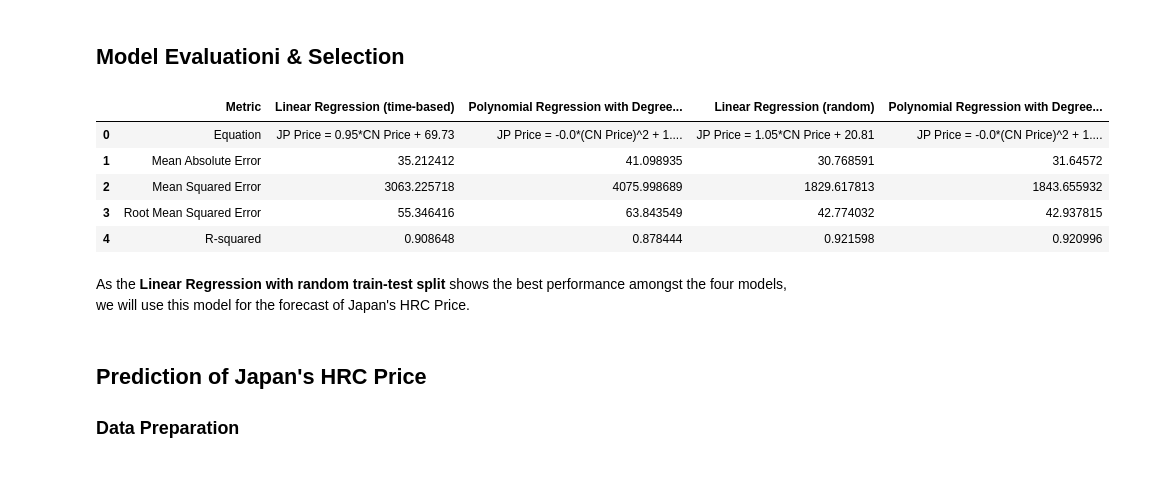
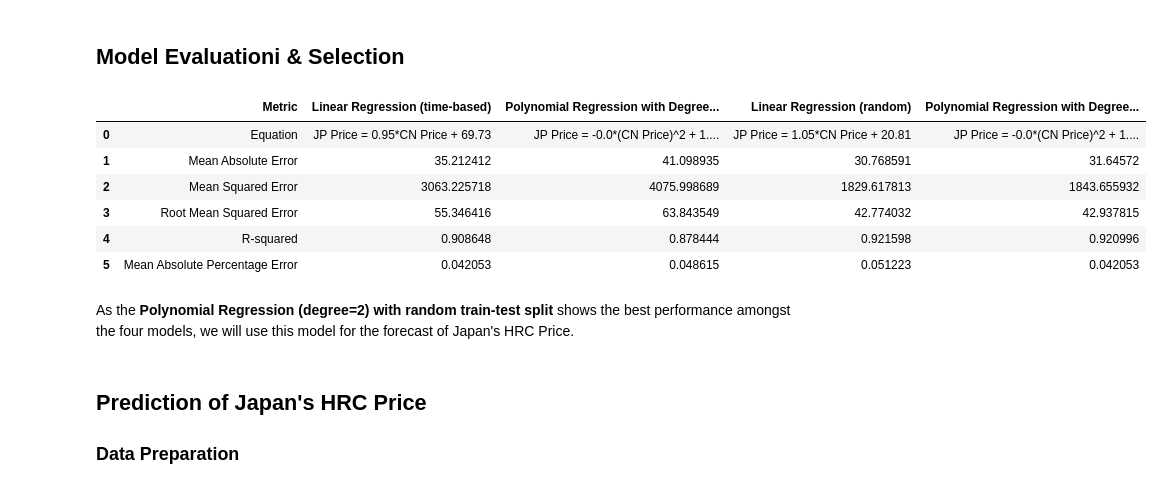
Before and after one commit to nguyenhpnguyen/BT4103-Business-Analytics-Capstone-Project, a Jupyter notebook: notebook/05_hrc_price_Japan_prediction.ipynb, the cells around one changed output. Cells and saved outputs as stored; diff of their text form; code cells hidden in the pictures.

```diff
--- a/notebook/05_hrc_price_Japan_prediction.ipynb
+++ b/notebook/05_hrc_price_Japan_prediction.ipynb
@@ -156,11 +156,13 @@ mae_linreg = mean_absolute_error(y_test, y_pred_linreg)
 mse_linreg = mean_squared_error(y_test, y_pred_linreg)
 rmse_linreg = np.sqrt(mean_squared_error(y_test, y_pred_linreg))
 r2_linreg = r2_score(y_test, y_pred_linreg)
+mape_linreg = mean_absolute_percentage_error(y_test, y_pred_linreg)
 
 print("Error metrics of linear regression model\n")
 print('Mean Absolute Error: ', mae_linreg)
 print('Mean Squared Error: ', mse_linreg)
 print('Root Mean Squared Error: ', rmse_linreg)
+print('Mean Absolute Percentage Error: ', mape_linreg)
 print('R-squared: ', r2_linreg)
 # %% [output]
 Error metrics of linear regression model
@@ -233,11 +236,12 @@ mae_poly = mean_absolute_error(y_test, y_pred_poly)
 mse_poly = mean_squared_error(y_test, y_pred_poly)
 rmse_poly = np.sqrt(mean_squared_error(y_test, y_pred_poly))
 r2_poly = r2_score(y_test, y_pred_poly)
+mape_poly = mean_absolute_percentage_error(y_test, y_pred_poly)
 
 print("Error metrics of polynomial regression model (degree = 2)\n")
 print('Mean Absolute Error: ', mae_poly)
 print('Mean Squared Error: ', mse_poly)
-print('Root Mean Squared Error: ', rmse_poly)
+print('Mean Absolute Percentage Error: ', mape_poly)
 print('R-squared: ', r2_poly)
 # %% [output]
 Error metrics of polynomial regression model (degree = 2)
@@ -298,11 +302,13 @@ mae_linreg_rd = mean_absolute_error(y_test_rd, y_pred_linreg_rd)
 mse_linreg_rd = mean_squared_error(y_test_rd, y_pred_linreg_rd)
 rmse_linreg_rd = np.sqrt(mean_squared_error(y_test_rd, y_pred_linreg_rd))
 r2_linreg_rd = r2_score(y_test_rd, y_pred_linreg_rd)
+mape_linreg_rd = mean_absolute_percentage_error(y_test_rd, y_pred_linreg_rd)
 
 print("Error metrics of linear regression model (random train-test split)\n")
 print('Mean Absolute Error: ', mae_linreg_rd)
 print('Mean Squared Error: ', mse_linreg_rd)
 print('Root Mean Squared Error: ', rmse_linreg_rd)
+print('Mean Absolute Percentage Error: ', mape_linreg_rd)
 print('R-squared: ', r2_linreg_rd)
 # %% [output]
 Error metrics of linear regression model (random train-test split)
@@ -361,11 +368,13 @@ mae_poly_rd = mean_absolute_error(y_test_rd, y_pred_poly_rd)
 mse_poly_rd = mean_squared_error(y_test_rd, y_pred_poly_rd)
 rmse_poly_rd = np.sqrt(mean_squared_error(y_test_rd, y_pred_poly_rd))
 r2_poly_rd = r2_score(y_test_rd, y_pred_poly_rd)
+mape_poly_rd = mean_absolute_percentage_error(y_test, y_pred_linreg)
 
 print("Error metrics of polynomial regression model (degree = 2, random split)\n")
 print('Mean Absolute Error: ', mae_poly_rd)
 print('Mean Squared Error: ', mse_poly_rd)
 print('Root Mean Squared Error: ', rmse_poly_rd)
+print('Mean Absolute Percentage Error: ', mape_poly_rd)
 print('R-squared: ', r2_poly_rd)
 # %% [output]
 Error metrics of polynomial regression model (degree = 2, random split)
@@ -392,24 +402,25 @@ plt.show()
 # %%
 # Compare the four models
 comparison_stats = {
-    'Metric': ['Equation', 'Mean Absolute Error', 'Mean Squared Error', 'Root Mean Squared Error', 'R-squared'],
-    'Linear Regression (time-based)': [f"JP Price = {round(coef_linreg[0], 2)}*CN Price + {round(intercept_linreg, 2)}", mae_linreg, mse_linreg, rmse_linreg, r2_linreg],
-    'Polynomial Regression with Degree=2 (time-based)': [f"JP Price = {round(coef_poly[1], 2)}*(CN Price)^2 + {round(coef_poly[0], 2)}*CN Price {round(intercept_poly, 2)}", mae_poly, mse_poly, rmse_poly, r2_poly],
-    'Linear Regression (random)': [f"JP Price = {round(coef_linreg_rd[0], 2)}*CN Price + {round(intercept_linreg_rd, 2)}", mae_linreg_rd, mse_linreg_rd, rmse_linreg_rd, r2_linreg_rd],
-    'Polynomial Regression with Degree=2 (random)': [f"JP Price = {round(coef_poly_rd[1], 2)}*(CN Price)^2 + {round(coef_poly_rd[0], 2)}*CN Price {round(intercept_poly_rd, 2)}", mae_poly_rd, mse_poly_rd, rmse_poly_rd, r2_poly_rd],
+    'Metric': ['Equation', 'Mean Absolute Error', 'Mean Squared Error', 'Root Mean Squared Error', 'R-squared', 'Mean Absolute Percentage Error'],
+    'Linear Regression (time-based)': [f"JP Price = {round(coef_linreg[0], 2)}*CN Price + {round(intercept_linreg, 2)}", mae_linreg, mse_linreg, rmse_linreg, r2_linreg, mape_linreg],
+    'Polynomial Regression with Degree=2 (time-based)': [f"JP Price = {round(coef_poly[1], 2)}*(CN Price)^2 + {round(coef_poly[0], 2)}*CN Price {round(intercept_poly, 2)}", mae_poly, mse_poly, rmse_poly, r2_poly, mape_poly],
+    'Linear Regression (random)': [f"JP Price = {round(coef_linreg_rd[0], 2)}*CN Price + {round(intercept_linreg_rd, 2)}", mae_linreg_rd, mse_linreg_rd, rmse_linreg_rd, r2_linreg_rd, mape_linreg_rd],
+    'Polynomial Regression with Degree=2 (random)': [f"JP Price = {round(coef_poly_rd[1], 2)}*(CN Price)^2 + {round(coef_poly_rd[0], 2)}*CN Price {round(intercept_poly_rd, 2)}", mae_poly_rd, mse_poly_rd, rmse_poly_rd, r2_poly_rd, mape_poly_rd],
 }
 
 pd.set_option('display.max_colwidth', None) # to prevent truncation of output
 pd.DataFrame(comparison_stats)
 # %% [output]
 |  | Metric | Linear Regression (time-based) | Polynomial Regression with Degree... | Linear Regression (random) | Polynomial Regression with Degree... |
 | 0 | Equation | JP Price = 0.95*CN Price + 69.73 | JP Price = -0.0*(CN Price)^2 + 1.... | JP Price = 1.05*CN Price + 20.81 | JP Price = -0.0*(CN Price)^2 + 1.... |
 | 1 | Mean Absolute Error | 35.212412 | 41.098935 | 30.768591 | 31.64572 |
 | 2 | Mean Squared Error | 3063.225718 | 4075.998689 | 1829.617813 | 1843.655932 |
 | 3 | Root Mean Squared Error | 55.346416 | 63.843549 | 42.774032 | 42.937815 |
 | 4 | R-squared | 0.908648 | 0.878444 | 0.921598 | 0.920996 |
+| 5 | Mean Absolute Percentage Error | 0.042053 | 0.048615 | 0.051223 | 0.042053 |
 # %% [markdown]
-As the **Linear Regression with random train-test split** shows the best performance amongst the four models, we will use this model for the forecast of Japan's HRC Price.
+As the **Polynomial Regression (degree=2) with random train-test split** shows the best performance amongst the four models, we will use this model for the forecast of Japan's HRC Price.
 # %% [markdown]
 ## Prediction of Japan's HRC Price
 
```
Also changed, not shown: parts of 7 cells of this notebook, 1 other file.
